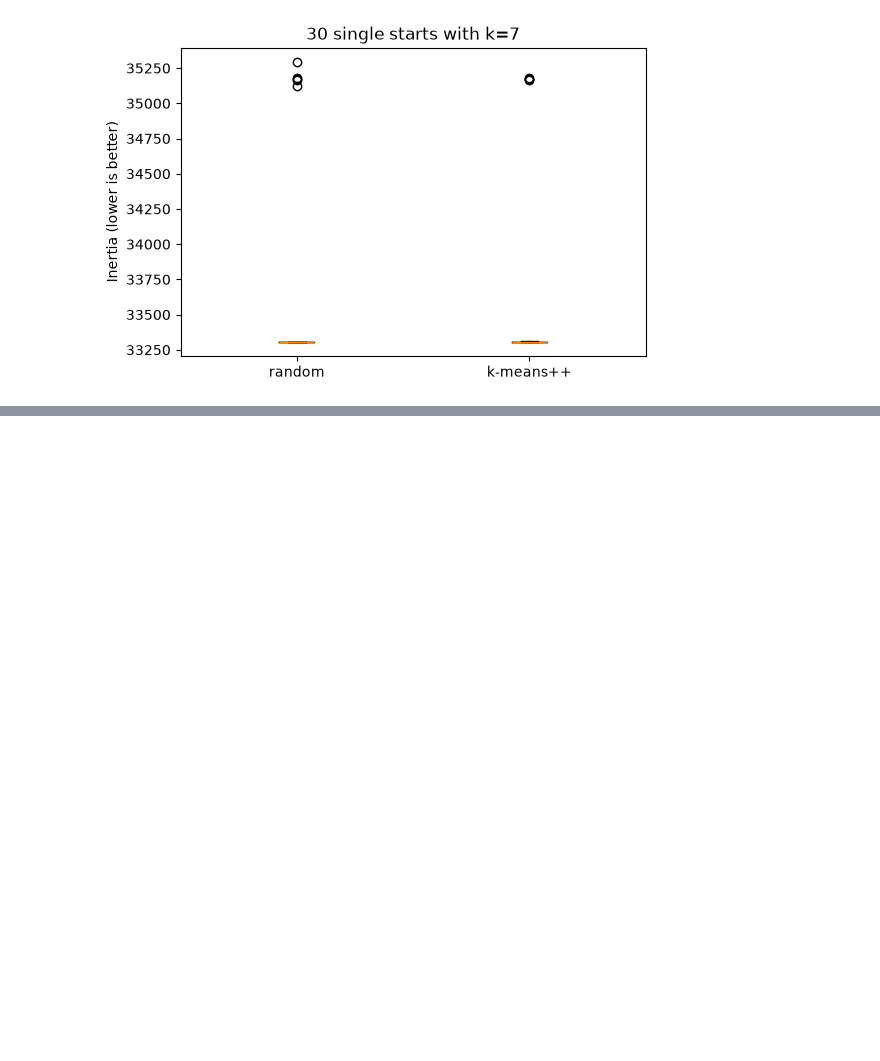
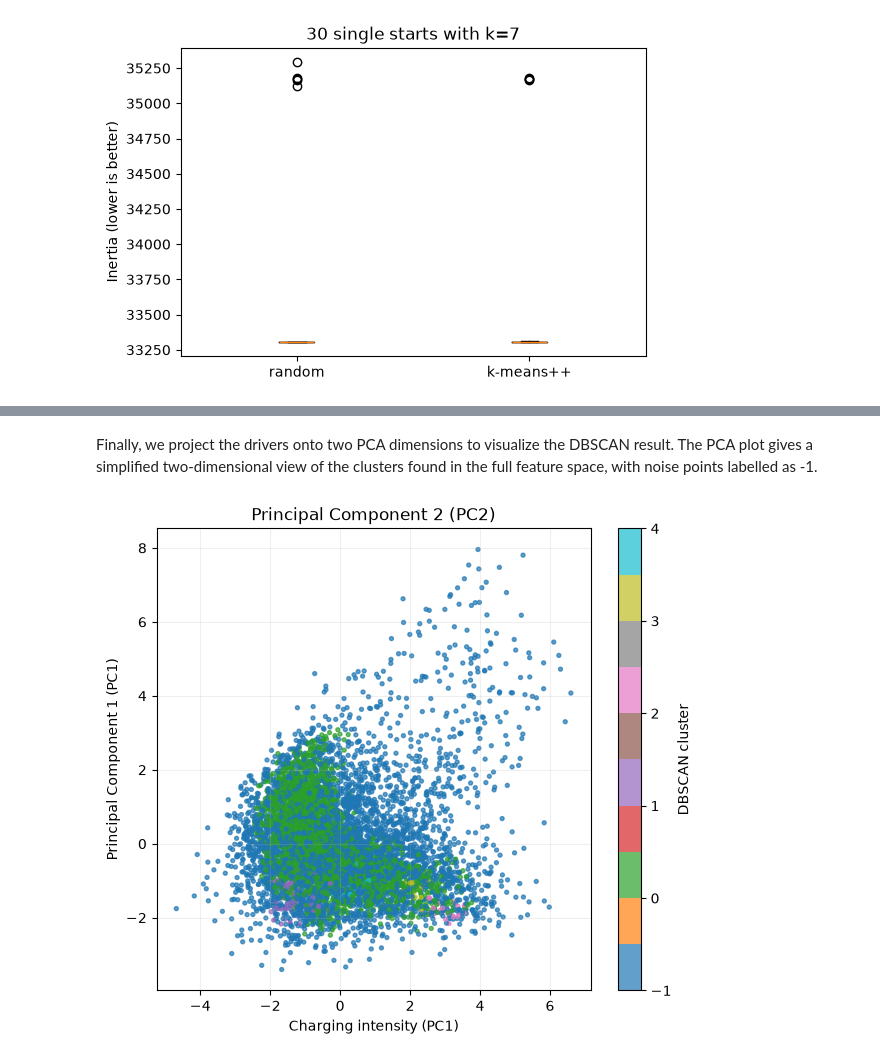
Before and after one commit to dumitritamacarenco/Introduction-to-Business-Analytics---Project-, a Jupyter notebook: ev_charging_palo_alto.ipynb, the cells around one changed output, grey strips where cells are left out. Saved outputs shown, nothing was run; the diff lists cells and outputs as text; code cells hidden in the pictures; blank space fills up the shorter version.

```diff
--- a/ev_charging_palo_alto.ipynb
+++ b/ev_charging_palo_alto.ipynb
@@ -1231,0 +1298,16 @@ plt.show()
+# %% [markdown]
+Finally, we project the drivers onto two PCA dimensions to visualize the DBSCAN result. The PCA plot gives a simplified two-dimensional view of the clusters found in the full feature space, with noise points labelled as -1.
+# %%
+pca = PCA(n_components=2, random_state=42)
+pca_2d = pca.fit_transform(X_scaled)
+
+plt.figure(figsize=(7, 6))
+sc = plt.scatter(pca_2d[:, 0], pca_2d[:, 1], c=db_labels, s=8, alpha=0.7, cmap="tab10")
+plt.xlabel("Charging intensity (PC1)")
+plt.ylabel("Principal Component 1 (PC1)")
+plt.title("Principal Component 2 (PC2)")
+plt.grid(alpha=0.2)
+plt.colorbar(sc, label="DBSCAN cluster")
+plt.show()
+# %% [output]
+[figure, added]
```
Also changed, not shown: parts of 9 cells of this notebook.
